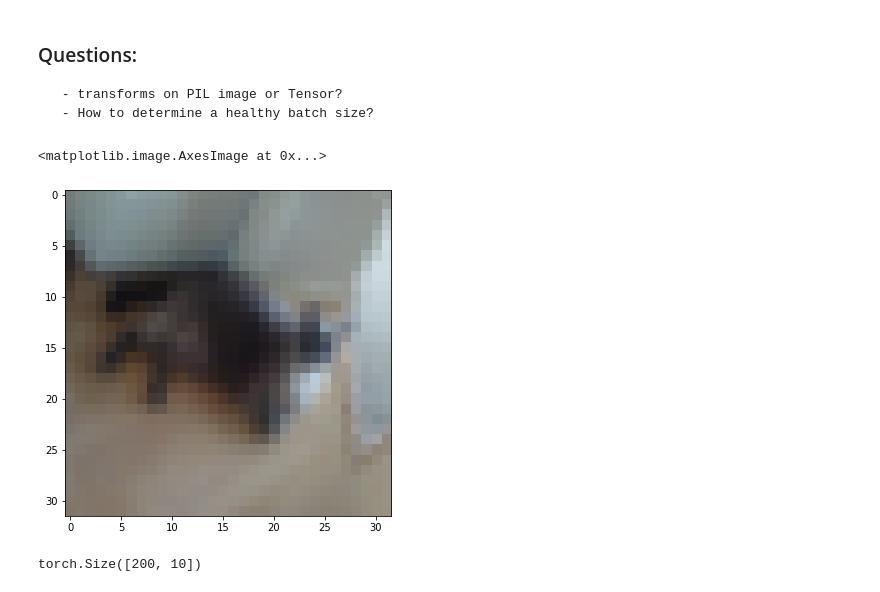
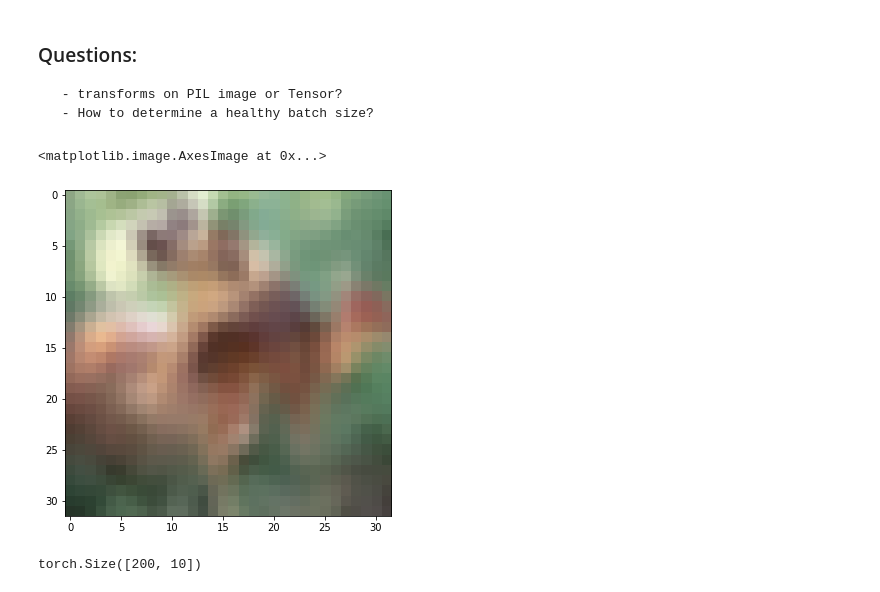
Before and after one commit to camaro1200/ImageClassificationModels, a Jupyter notebook: seminar_pytorch.ipynb, the cells around one changed output. Saved outputs shown, nothing was run; the diff lists cells and outputs as text; code cells hidden in the pictures.

```diff
--- a/seminar_pytorch.ipynb
+++ b/seminar_pytorch.ipynb
@@ -576,33 +590,33 @@ Here's how it works: we define a pipeline that
 # %%
 from torchvision import transforms
 means = np.array((0.4914, 0.4822, 0.4465))
 stds = np.array((0.2023, 0.1994, 0.2010))
 
 transform_augment = transforms.Compose([
     transforms.ToTensor(),
     transforms.ToPILImage(),
     transforms.RandomCrop(32, padding=4),
     transforms.RandomRotation([-30, 30]),
     transforms.RandomHorizontalFlip(),
     transforms.ToTensor(),
     transforms.Normalize(means, stds),
 ])
 
 aug_transform = A.Compose([
     A.Rotate(limit=[-30, 30], p=0.5),
     A.HorizontalFlip(p=0.5),
     A.CenterCrop(width=25, height=25, p=0.3),
     A.Resize(height=32, width=32),
     ToTensor(),
 ])
 
 
-pre_img = X_train[7].transpose([1,2,0])
+pre_img = X_train[5].transpose([1,2,0])
 img = aug_transform(image=pre_img)
 plt.imshow(img['image'].permute(1, 2, 0))
 # %% [output]
 <matplotlib.image.AxesImage at 0x...>
-[figure, old version]
+[figure, new version]
 # %%
 # define model
 aug_net = SmallConvBatchNorm()
```
Also changed, not shown: parts of 18 cells of this notebook.
